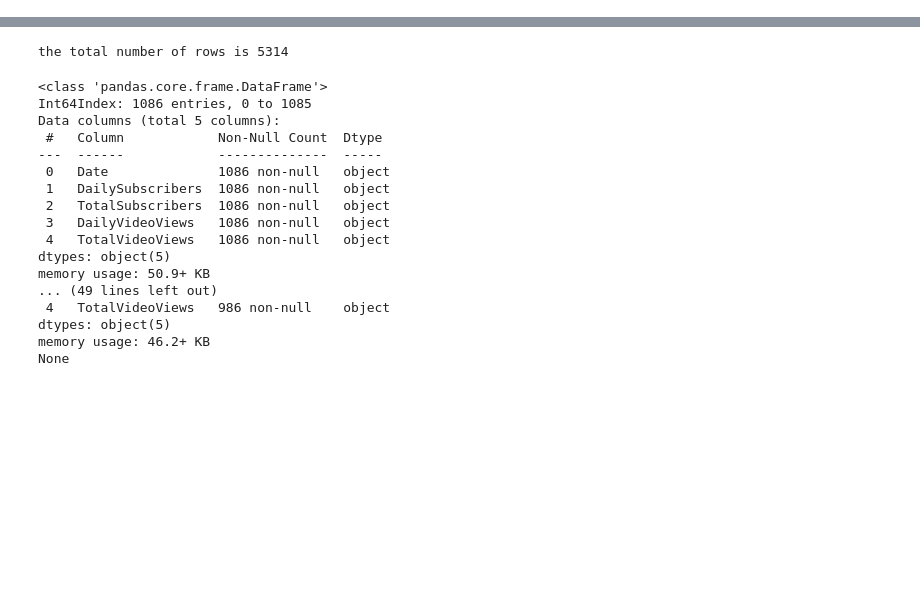
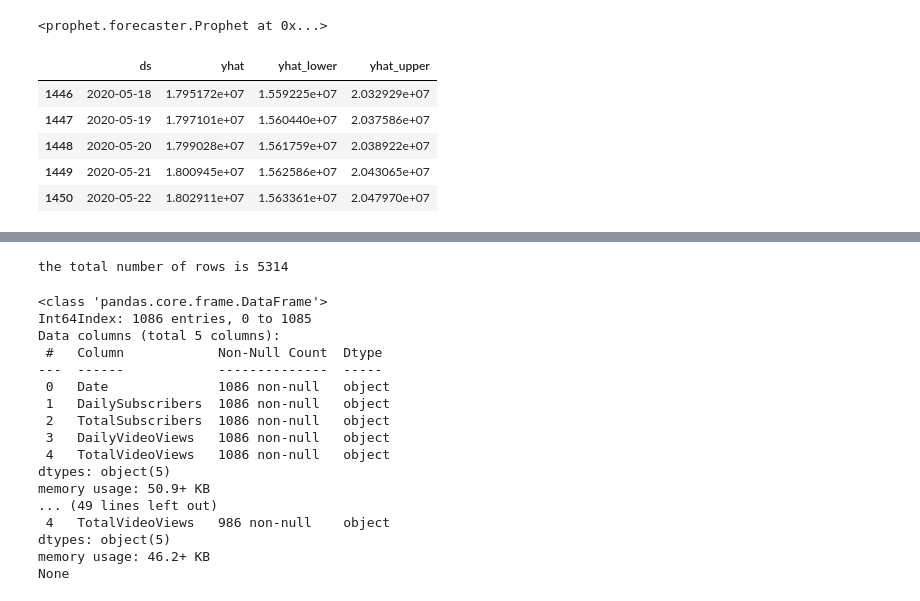
Before and after one commit to Fa7adbina/NBM_Reg_project2, a Jupyter notebook: Regression_Project.ipynb, the cells around one changed output, grey strips where cells are left out. Saved outputs shown, nothing was run; the diff lists cells and outputs as text; code cells hidden in the pictures; blank space fills up the shorter version.

```diff
--- a/Regression_Project.ipynb
+++ b/Regression_Project.ipynb
@@ -71,3 +80,10 @@ top3_df = channels_df[2] # top 3 channel df
 # top4_df = channels_df[3] # top 4 channel df شلناها لان عدد الروز قليل
 top4_df = channels_df[4] # top 4 channel df
 top5_df = channels_df[5] # top 4 channel df
+# %%
+X_y = top1_df[["Date","TotalSubscribers"]]#[top1_df["DailyVideoViews"] != 0]
+X_y.columns = ["ds","y"]
+m = Prophet(daily_seasonality=True)
+m.fit(X_y)
+# %% [output]
+<prophet.forecaster.Prophet at 0x...>
@@ -73,0 +94,9 @@ top5_df = channels_df[5] # top 4 channel df
+# %%
+forecast[['ds', 'yhat', 'yhat_lower', 'yhat_upper']].tail()
+# %% [output]
+|  | ds | yhat | yhat_lower | yhat_upper |
+| 1446 | 2020-05-18 | 1.795172e+07 | 1.559225e+07 | 2.032929e+07 |
+| 1447 | 2020-05-19 | 1.797101e+07 | 1.560440e+07 | 2.037586e+07 |
+| 1448 | 2020-05-20 | 1.799028e+07 | 1.561759e+07 | 2.038922e+07 |
+| 1449 | 2020-05-21 | 1.800945e+07 | 1.562586e+07 | 2.043065e+07 |
+| 1450 | 2020-05-22 | 1.802911e+07 | 1.563361e+07 | 2.047970e+07 |
```
Also changed, not shown: parts of 16 cells of this notebook.
